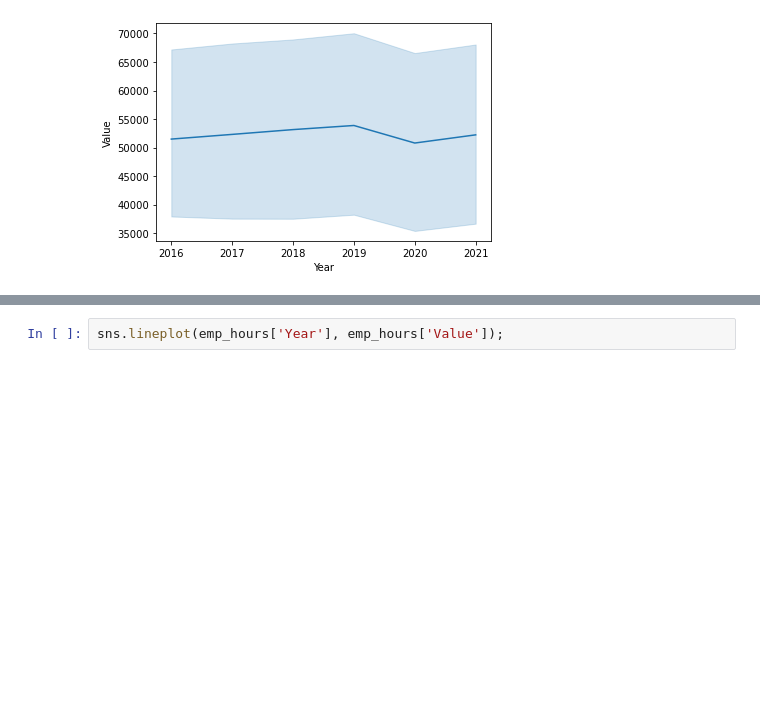
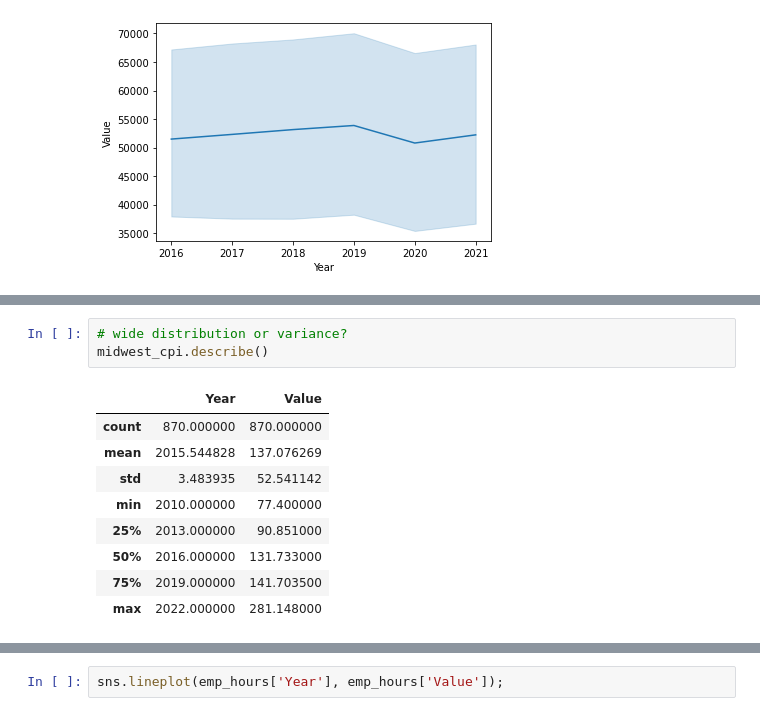
Before and after one commit to techthumb1/bls_project, a Jupyter notebook: notebooks/bls_data_tool.ipynb, the cells around one changed output, grey strips where cells are left out. Drawn from its saved outputs; the diff is of its cells as text; blank space fills up the shorter version.

```diff
--- a/notebooks/bls_data_tool.ipynb
+++ b/notebooks/bls_data_tool.ipynb
@@ -181,0 +180,13 @@ ppi_commodity.head()
+# %%
+# wide distribution or variance?
+midwest_cpi.describe()
+# %% [output]
+|  | Year | Value |
+| count | 870.000000 | 870.000000 |
+| mean | 2015.544828 | 137.076269 |
+| std | 3.483935 | 52.541142 |
+| min | 2010.000000 | 77.400000 |
+| 25% | 2013.000000 | 90.851000 |
+| 50% | 2016.000000 | 131.733000 |
+| 75% | 2019.000000 | 141.703500 |
+| max | 2022.000000 | 281.148000 |
```
Also changed, not shown: parts of 15 cells of this notebook, 7 other files.
